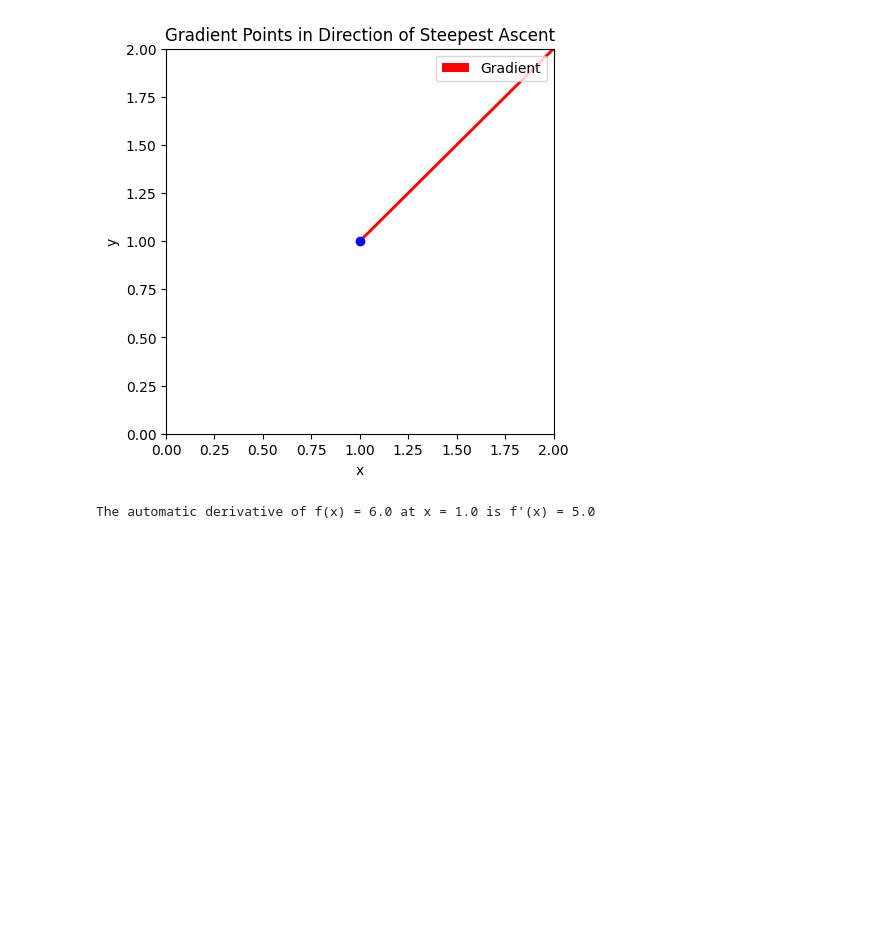
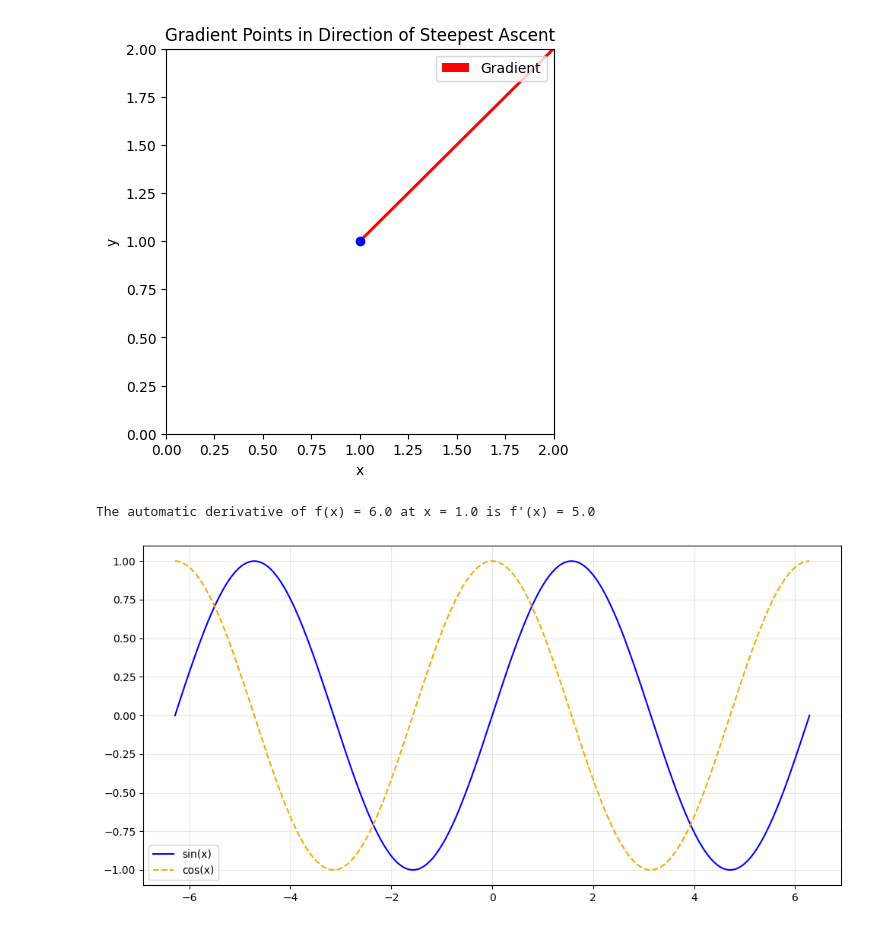
Before and after one commit to dhunganabibek/mml, a Jupyter notebook: calculus/derivate.ipynb, the cells around one changed output. Cells and saved outputs as stored; diff of their text form; code cells hidden in the pictures; blank space fills up the shorter version.

Commit message:
added graph for sinx and its derivatives

```diff
--- a/calculus/calculus.ipynb
+++ b/calculus/derivate.ipynb
@@ -101,3 +101,29 @@ f.backward()  # Compute the gradient
 print(f"The automatic derivative of f(x) = {f.item()} at x = {x.item()} is f'(x) = {x.grad.item()}")
 # %% [output]
 The automatic derivative of f(x) = 6.0 at x = 1.0 is f'(x) = 5.0
+# %%
+# plotting sinx and its derivative using matplotlib
+import numpy as np
+import matplotlib.pyplot as plt
+
+# create x values from -2π to 2π
+x = np.linspace(-2 * np.pi, 2 * np.pi, 1000)
+
+# calculating the sin(x) and its derivative
+sin_x = np.sin(x)
+sin_derivative = np.cos(x)
+
+# plotting the functions
+plt.figure(figsize=(10,5))
+
+plt.plot(x, sin_x, label='sin(x)', color='blue')
+plt.plot(x, sin_derivative, label='cos(x)', color='orange', linestyle='--')
+
+
+# Add grid, legend, and show the plot
+plt.grid(True, alpha=0.3)
+plt.legend()
+plt.tight_layout()
+plt.show()
+# %% [output]
+[figure, added]
```
